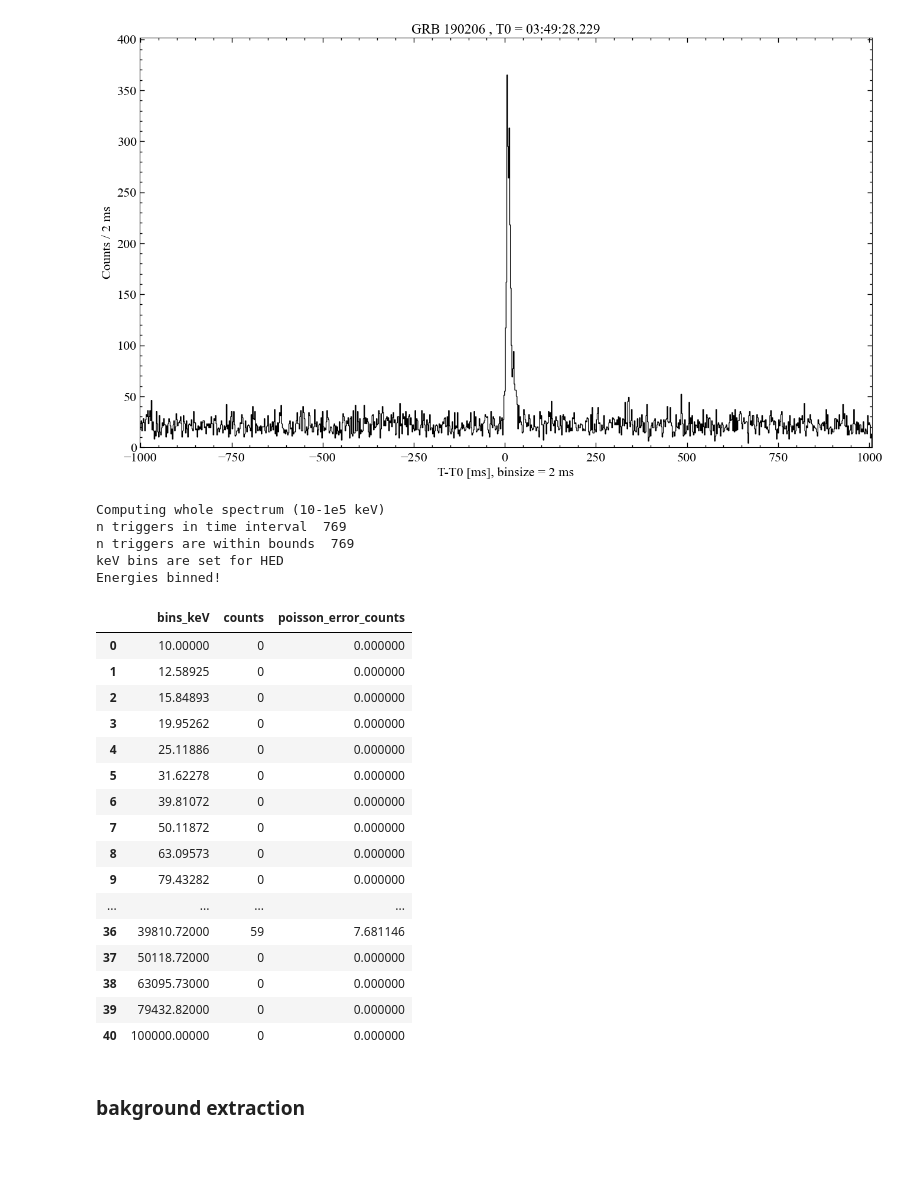
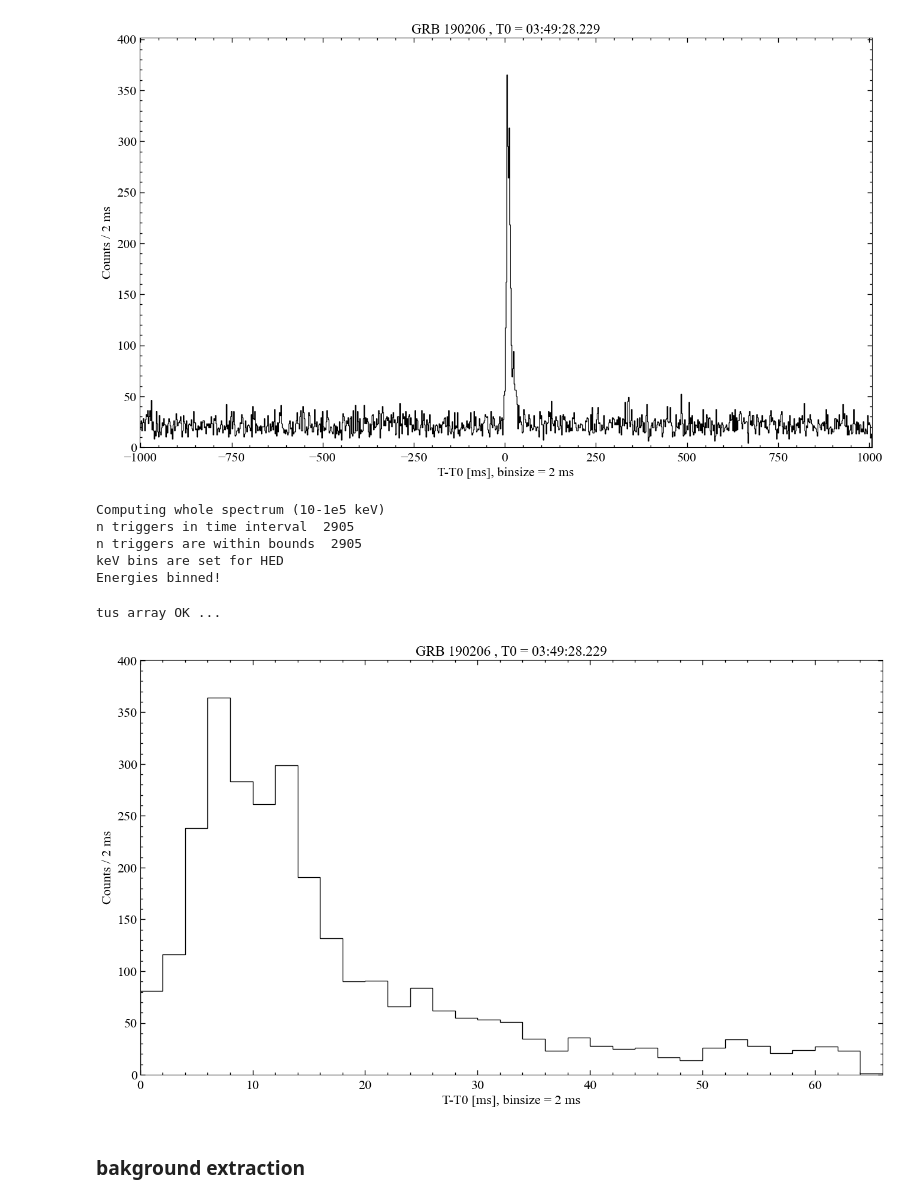
Before and after one commit to AndreasRamsli/GRB, a Jupyter notebook: xspec/ASIM/GRB190206_new.ipynb, the cells around one changed output. Saved outputs shown, nothing was run; the diff lists cells and outputs as text; code cells hidden in the pictures; blank space fills up the shorter version.

Commit message:
troubleshooted keV_hist function. No errors and right time_interval

```diff
--- a/xspec/ASIM/GRB190206_new.ipynb
+++ b/xspec/ASIM/GRB190206_new.ipynb
@@ -302,34 +303,20 @@ plot_HED(tus_arr=ASIM_df["tus"].to_numpy(),T0=T0_shift,binsize=2)
 tus array OK ...
 [figure]
 # %%
-keV_df = keV_hist(df=ASIM_df,time_interval=(0,0.064),
-                 keV_interval="max"
-                 )
-keV_df.head(n=41)
-#check if the data is cut at the right time --> return the tus array for the time_interval cut!
+keV_df,tus_check = keV_hist(df=ASIM_df,time_interval=(0,0.064),
+                  keV_interval="max",
+                  check_LC = True)
 # %% [output]
 Computing whole spectrum (10-1e5 keV)
-n triggers in time interval  769
-n triggers are within bounds  769
+n triggers in time interval  2905
+n triggers are within bounds  2905
 keV bins are set for HED
 Energies binned!
-|  | bins_keV | counts | poisson_error_counts |
-| 0 | 10.00000 | 0 | 0.000000 |
-| 1 | 12.58925 | 0 | 0.000000 |
-| 2 | 15.84893 | 0 | 0.000000 |
-| 3 | 19.95262 | 0 | 0.000000 |
-| 4 | 25.11886 | 0 | 0.000000 |
-| 5 | 31.62278 | 0 | 0.000000 |
-| 6 | 39.81072 | 0 | 0.000000 |
-| 7 | 50.11872 | 0 | 0.000000 |
-| 8 | 63.09573 | 0 | 0.000000 |
-| 9 | 79.43282 | 0 | 0.000000 |
-| ... | ... | ... | ... |
-| 36 | 39810.72000 | 59 | 7.681146 |
-| 37 | 50118.72000 | 0 | 0.000000 |
-| 38 | 63095.73000 | 0 | 0.000000 |
-| 39 | 79432.82000 | 0 | 0.000000 |
-| 40 | 100000.00000 | 0 | 0.000000 |
+# %%
+plot_HED(tus_arr=tus_check*1e6,T0=T0_shift,binsize=2) #remember that tus_check is in seconds
+# %% [output]
+tus array OK ...
+[figure, added]
 # %% [markdown]
 ### bakground extraction
 # %%
```
Also changed, not shown: parts of 1 cell of this notebook, 1 other file.
